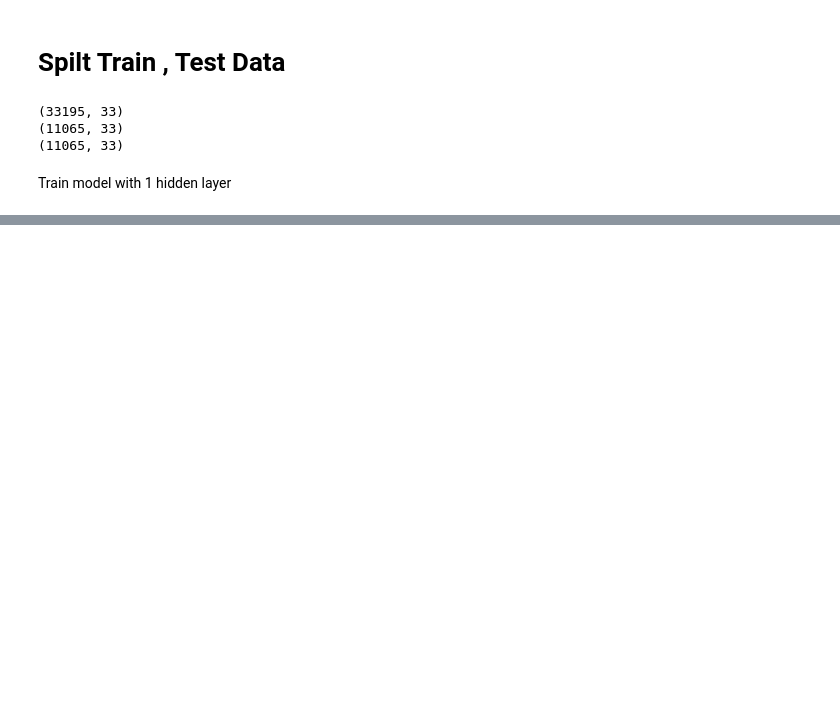
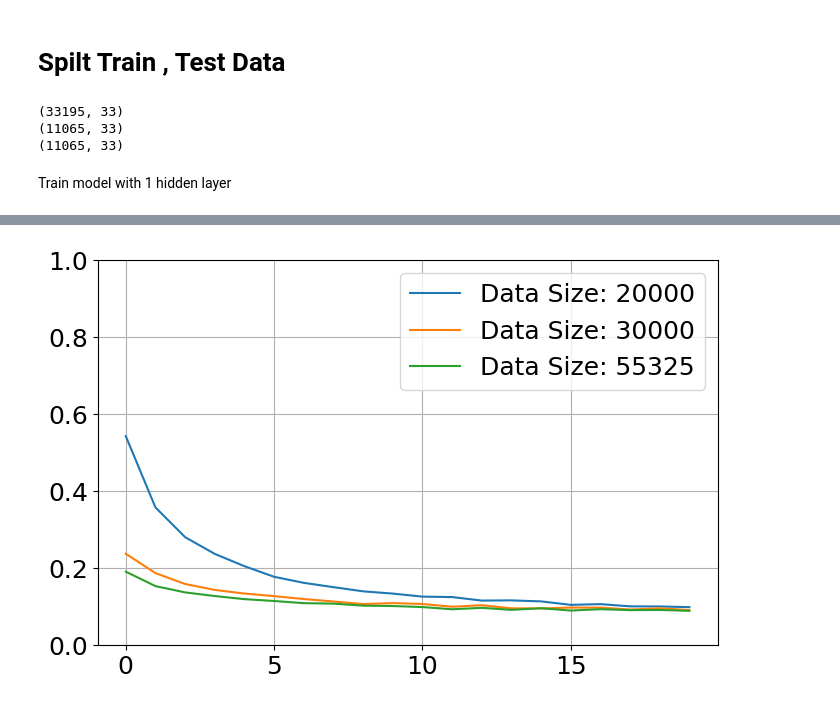
Before and after one commit to reham-shaban/Sarcasm-Detection, a Jupyter notebook: Sarcasm_detection_keras.ipynb, the cells around one changed output, grey strips where cells are left out. Cells and saved outputs as stored; diff of their text form; code cells hidden in the pictures; blank space fills up the shorter version.

```diff
--- a/Sarcasm_detection_keras.ipynb
+++ b/Sarcasm_detection_keras.ipynb
@@ -696,0 +534,24 @@ for history in history_all_3_hidden_layer:
+# %%
+losses = []
+
+# define the model
+model = tf.keras.Sequential([
+    tf.keras.layers.Embedding(
+        vocabulary_size, 16, input_length=input_length+2),
+    tf.keras.layers.Dropout(0.3),
+    tf.keras.layers.GlobalAveragePooling1D(),
+    tf.keras.layers.Dense(48, activation='relu'), # dense
+    tf.keras.layers.Dropout(0.8),
+    tf.keras.layers.Dense(1, activation='sigmoid') # dense
+])
+
+model.compile(loss=BinaryCrossentropy(), optimizer=Adam(0.01), metrics=["accuracy"])
+
+# train the model
+for x, y in zip(X, Y):
+    x_train, x_cv, y_train, y_cv = train_test_split(features, labels, train_size=0.6)
+
+    history = model.fit(x_train, y_train, epochs=20, batch_size=32,
+                        validation_data=(x_cv, y_cv), verbose=2)
+
+    losses.append(history.history['loss'])
@@ -696,0 +576,11 @@ for history in history_all_3_hidden_layer:
+# %%
+# Plotting loss values for each data size
+plt.figure(figsize=(8, 5))
+for i, loss in enumerate(losses):
+    plt.plot(range(len(loss)), loss, label=f"Data Size: {data_sizes[i+1]}")
+plt.grid(True)
+plt.ylim(0, 1)
+plt.legend()
+plt.show()
+# %% [output]
+[figure, added]
```
Also changed, not shown: parts of 51 cells of this notebook, 7 other files.
